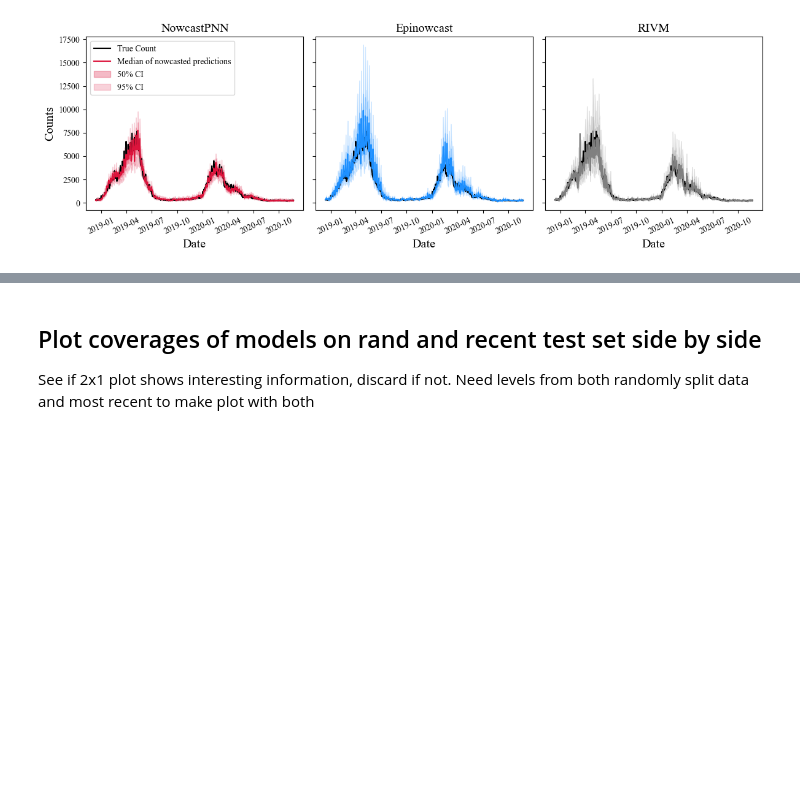
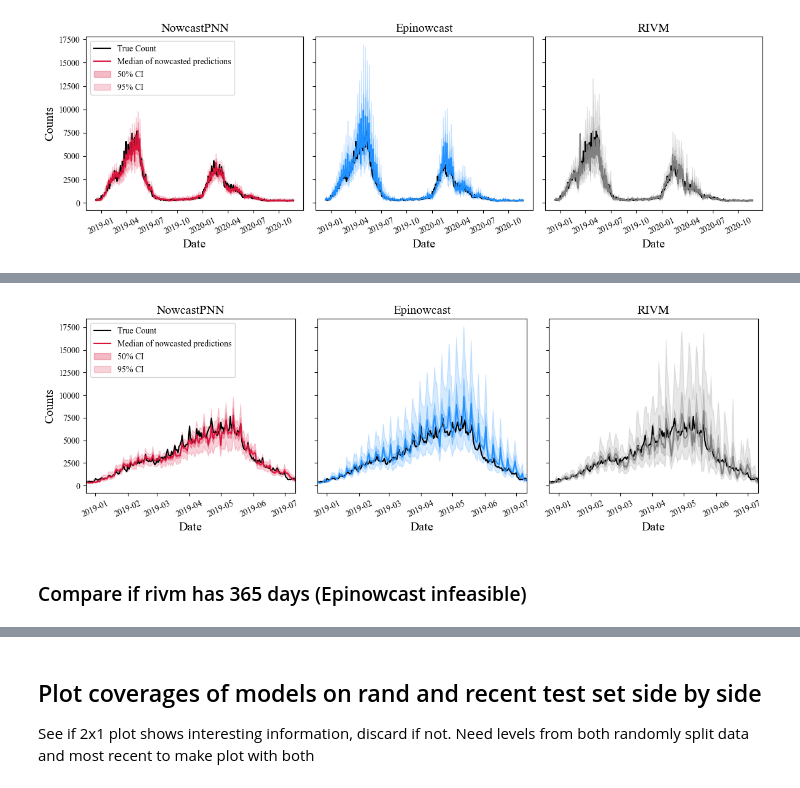
Before and after one commit to silaskoemen/NowcastPNN, a Jupyter notebook: src/model_comparisons.ipynb, the cells around one changed output, grey strips where cells are left out. Saved outputs shown, nothing was run; the diff lists cells and outputs as text; code cells hidden in the pictures; blank space fills up the shorter version.

```diff
--- a/src/model_comparisons.ipynb
+++ b/src/model_comparisons.ipynb
@@ -225,0 +273,7 @@ plot_sameday_nowcast_recent(test_loader=test_loader, test_idcs=test_idcs, levels
+# %%
+from plotting import plot_sameday_nowcast_recent
+plot_sameday_nowcast_recent(test_loader=test_loader, test_idcs=test_idcs, levels_pnn=levels_pnn, levels_epi=levels_epi, levels_rivm=levels_rivm, xlims = ["2018-12-23", "2019-07-11"], save = True, suffix = "_80obs")
+# %% [output]
+[figure, added]
+# %% [markdown]
+### Compare if rivm has 365 days (Epinowcast infeasible)
```
Also changed, not shown: parts of 11 cells of this notebook, 26 other files.
